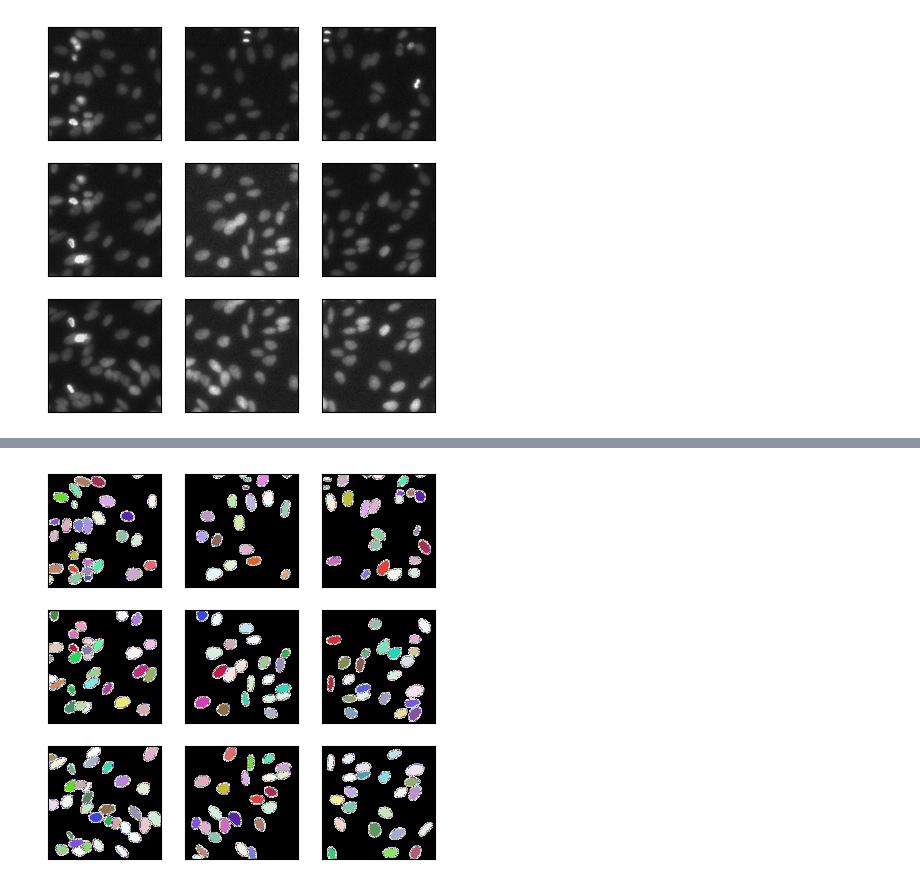
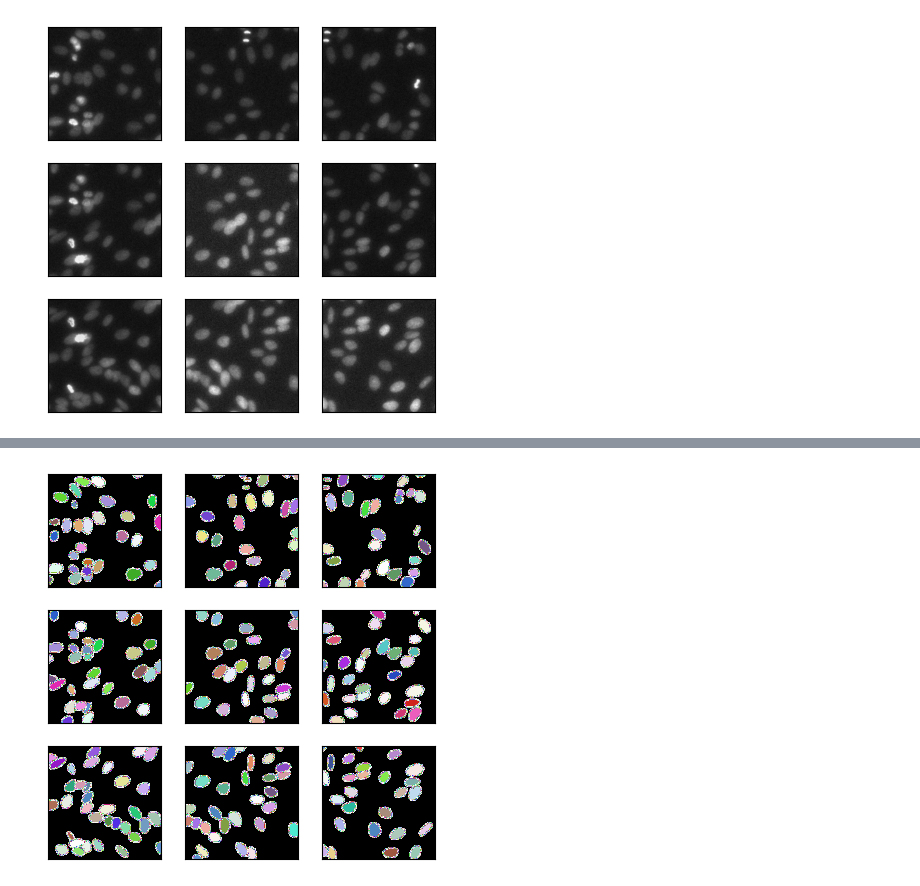
Before and after one commit to ajinkya-kulkarni/PyBlendPatches, a Jupyter notebook: Example.ipynb, the cells around one changed output, grey strips where cells are left out. Saved outputs shown, nothing was run; the diff lists cells and outputs as text; code cells hidden in the pictures.

```diff
--- a/Example.ipynb
+++ b/Example.ipynb
@@ -72,5 +50,7 @@ window_size = 256
 overlap = int(0.5 * window_size)
+# %%
+normalized_img = read_image_as_grayscale_then_MinMax_normalize('image.png')
 # %%
-patches, window_coords = patchify(normalized_image, window_size, overlap)
+patches, window_coords = patchify(normalized_img, window_size, overlap)
 # %%
 # View patches
@@ -91,11 +71,12 @@ plt.show()
 [figure]
 # %%
 predicted_labels = []
-for patch in tqdm(patches, desc='Predicting on patches'):
+
+for patch in tqdm(patches, desc = 'Predicting on patches', leave = True):
+
     label = predict_mask_from_image_stardist(patch)
+
     predicted_labels.append(label)
-
-predicted_labels = np.array(predicted_labels)
 # %% [output]
 1/1 [==============================] - 0s 133ms/step
 1/1 [==============================] - 0s 25ms/step
@@ -109,3 +90,20 @@ predicted_labels = np.array(predicted_labels)
+# %%
+# View patches
+num_rows = len(set(y for _, _, _, y in window_coords))
+num_cols = len(set(x for x, _, _, _ in window_coords))
+
+fig, axs = plt.subplots(num_rows, num_cols, figsize=(5, 5))
+
+for ax, patch in zip(axs.ravel(), predicted_labels):
+    ax.imshow(patch, cmap=lbl_cmap)
+    ax.set_xticks([])
+    ax.set_yticks([])
+
+# Save the figure
+plt.savefig('predictions.png', dpi=300, bbox_inches='tight')
+plt.show()
+# %% [output]
+[figure, added]
 # %%
 border_cleaned_predicted_labels = []
 
@@ -114,18 +112 @@ for patch, patch_coords in zip(predicted_labels, window_coords):
     border_cleaned_predicted_labels.append(cleaned_patch)
-# %%
-# View predicted patches
-
-num_rows = len(set(y for _, _, _, y in window_coords))
-num_cols = len(set(x for x, _, _, _ in window_coords))
-
-fig, axs = plt.subplots(num_rows, num_cols, figsize=(5, 5))
-
-for ax, patch in zip(axs.ravel(), border_cleaned_predicted_labels):
-    ax.imshow(patch, cmap=lbl_cmap)
-    ax.set_xticks([])
-    ax.set_yticks([])
-
-# Save the figure
-plt.show()
-# %% [output]
-[figure, removed]
```
Also changed, not shown: parts of 18 cells of this notebook.
